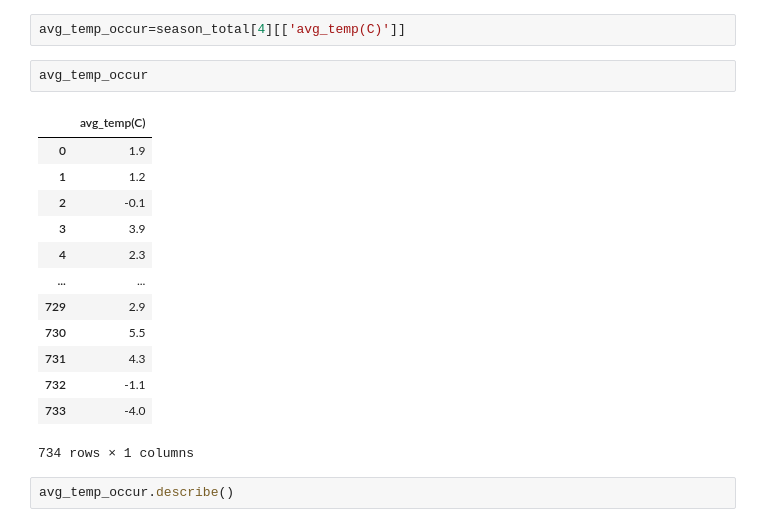
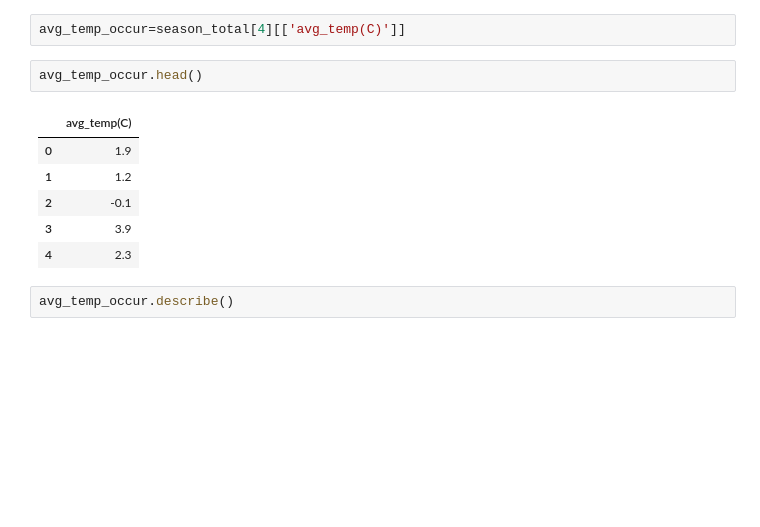
Before and after one commit to jiwoo-coding/aiai, a Jupyter notebook: Data_preprocess(weather).ipynb, the cells around one changed output. Drawn from its saved outputs; the diff is of its cells as text; blank space fills up the shorter version.

```diff
--- a/Data_preprocess(weather).ipynb
+++ b/Data_preprocess(weather).ipynb
@@ -585,21 +578,14 @@ avg_temp_all.describe()
 # %%
 avg_temp_occur=season_total[4][['avg_temp(C)']]
 # %%
-avg_temp_occur
+avg_temp_occur.head()
 # %% [output]
 |  | avg_temp(C) |
 | 0 | 1.9 |
 | 1 | 1.2 |
 | 2 | -0.1 |
 | 3 | 3.9 |
 | 4 | 2.3 |
-| ... | ... |
-| 729 | 2.9 |
-| 730 | 5.5 |
-| 731 | 4.3 |
-| 732 | -1.1 |
-| 733 | -4.0 |
-734 rows × 1 columns
 # %%
 avg_temp_occur.describe()
 # %% [output]
```
Also changed, not shown: parts of 19 cells of this notebook.
